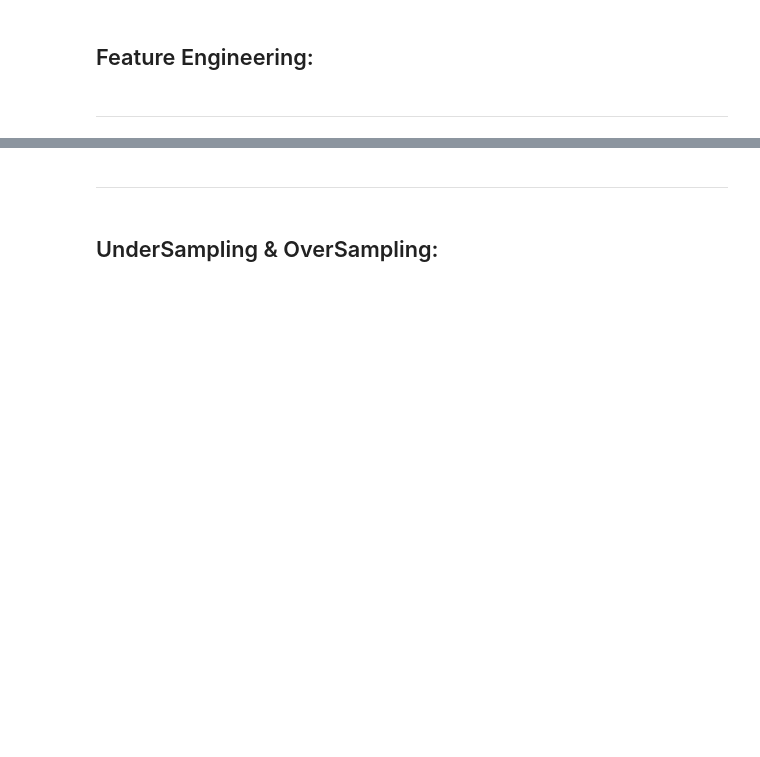
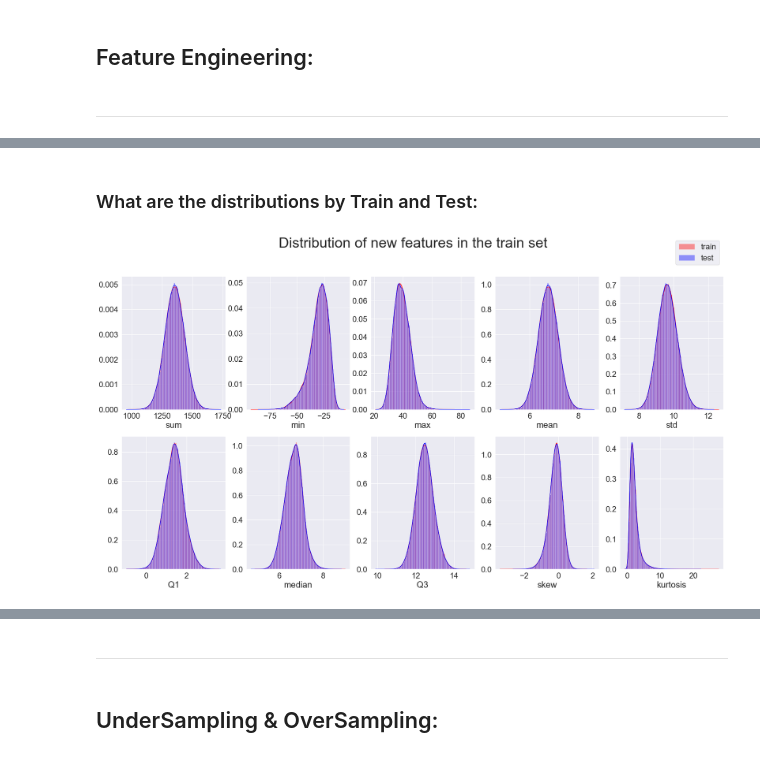
Before and after one commit to Doc1Ft/santander-customer-transaction-prediction, a Jupyter notebook: notebooks/Mike_Notebooks/Final_Notebook_Draft.ipynb, the cells around one changed output, grey strips where cells are left out. Saved outputs shown, nothing was run; the diff lists cells and outputs as text; code cells hidden in the pictures; blank space fills up the shorter version.

```diff
--- a/notebooks/Mike_Notebooks/Final_Notebook_Draft.ipynb
+++ b/notebooks/Mike_Notebooks/Final_Notebook_Draft.ipynb
@@ -649,0 +730,35 @@ plt.legend(); plt.show()
+# %% [markdown]
+### What are the distributions by Train and Test:
+# %%
+fig, axes = plt.subplots(2, 5, figsize=(30,15))
+fig.suptitle("Distribution of new features in the train set", fontsize=40)
+
+for idx in range(0,10):
+
+    if idx < 5:
+        N=0; M=idx
+    else:
+        N=1; M=idx-5
+
+    sns.distplot(
+        train_data.iloc[:,202+idx],
+        color="red",
+        kde=True,
+        bins=80,
+        label='train',
+        ax = axes[N][M]
+    )
+    sns.distplot(
+        test_data.iloc[:,201+idx],
+        color="blue",
+        kde=True,
+        bins=80,
+        label='test',
+        ax = axes[N][M]
+    )
+
+
+axes[0][4].legend(loc="upper right", bbox_to_anchor=(1,1.3))
+plt.show()
+# %% [output]
+[figure, added]
```
Also changed, not shown: parts of 35 cells of this notebook, 1 other file.
